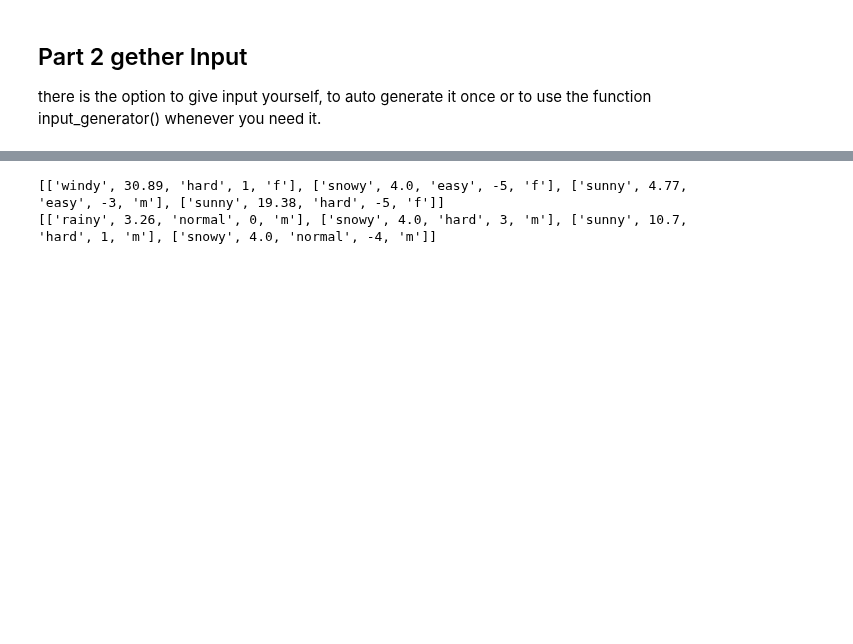
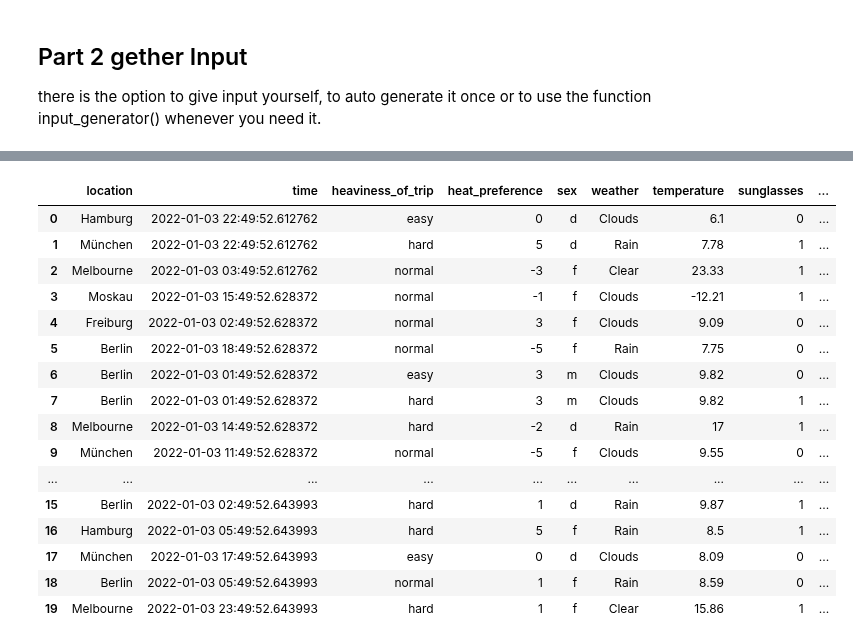
Before and after one commit to TechLabs-Berlin/wt21-commfy, a Jupyter notebook: Commfy_RBM.ipynb, the cells around one changed output, grey strips where cells are left out. Drawn from its saved outputs; the diff is of its cells as text; code cells hidden in the pictures; blank space fills up the shorter version.

```diff
--- a/Commfy_RBM.ipynb
+++ b/Commfy_RBM.ipynb
@@ -65,0 +127,9 @@ sex is:  m
+# %%
+#weather test
+#two dataframes (one with just 1 input, and one with 6 input Trips)
+test=weather(input_generator())
+len(test.index)
+test.to_json()
+print(test)
+test2=weather(generate_multi_input(20))
+test2.head()
@@ -71 +153,31 @@ output of this model will be the prediciton for one single trip
+# %%
+def add_dummy(df):
+    df['headwear']=1
+    df['sunglasses']=0
+    df['neck']=1
+    df['singlet']=0
+    df['shirt']=0
+    df['upper_body_second_layer']=1
+    df['upper_body_third_layer']=1
+    df['upper_body_outerlayer']=1
+    df['hands']=1
+    df['legs']=1
+    df['raintrousers']=0
+    df['socks']=1
+    df['shoes']=1
+    for i in range(len(df.index)):
+        df.at[i,'headwear']=randint(1,4)
+        df.at[i,'sunglasses']=randint(0,1)
+        df.at[i,'neck']=randint(1,3)
+        df.at[i,'singlet']=randint(0,1)
+        df.at[i,'shirt']=randint(0,1)
+        df.at[i,'upper_body_second_layer']=randint(1,3)
+        df.at[i,'upper_body_third_layer']=randint(1,3)
+        df.at[i,'upper_body_outerlayer']=randint(1,5)
+        df.at[i,'hands']=randint(1,3)
+        df.at[i,'legs']=randint(1,2)
+        df.at[i,'raintrousers']=randint(0,1)
+        df.at[i,'socks']=randint(1,2)
+        df.at[i,'shoes']=randint(1,3)
+    return df
 # %%
@@ -136,9 +354,22 @@ def generate_multilist(a):
 # %%
-#test data
-print(generate_multilist(4))
-data= [["rainy",3.26,"normal",0,"m"],["snowy",4.0,"hard",3,"m"],["sunny",10.7,"hard",1,"m"],["snowy",4.0,"normal",-4,"m"]]
-print(data)
+#for testing generated input
+add_dummy(test2)
 # %% [output]
-[['windy', 30.89, 'hard', 1, 'f'], ['snowy', 4.0, 'easy', -5, 'f'], ['sunny', 4.77, 'easy', -3, 'm'], ['sunny', 19.38, 'hard', -5, 'f']]
-[['rainy', 3.26, 'normal', 0, 'm'], ['snowy', 4.0, 'hard', 3, 'm'], ['sunny', 10.7, 'hard', 1, 'm'], ['snowy', 4.0, 'normal', -4, 'm']]
+|  | location | time | heaviness_of_trip | heat_preference | sex | weather | temperature | sunglasses | ... |
+| 0 | Hamburg | 2022-01-03 22:49:52.612762 | easy | 0 | d | Clouds | 6.1 | 0 | ... |
+| 1 | München | 2022-01-03 22:49:52.612762 | hard | 5 | d | Rain | 7.78 | 1 | ... |
+| 2 | Melbourne | 2022-01-03 03:49:52.612762 | normal | -3 | f | Clear | 23.33 | 1 | ... |
+| 3 | Moskau | 2022-01-03 15:49:52.628372 | normal | -1 | f | Clouds | -12.21 | 1 | ... |
+| 4 | Freiburg | 2022-01-03 02:49:52.628372 | normal | 3 | f | Clouds | 9.09 | 0 | ... |
+| 5 | Berlin | 2022-01-03 18:49:52.628372 | normal | -5 | f | Rain | 7.75 | 0 | ... |
+| 6 | Berlin | 2022-01-03 01:49:52.628372 | easy | 3 | m | Clouds | 9.82 | 0 | ... |
+| 7 | Berlin | 2022-01-03 01:49:52.628372 | hard | 3 | m | Clouds | 9.82 | 1 | ... |
+| 8 | Melbourne | 2022-01-03 14:49:52.628372 | hard | -2 | d | Rain | 17 | 1 | ... |
+| 9 | München | 2022-01-03 11:49:52.628372 | normal | -5 | f | Clouds | 9.55 | 0 | ... |
+| ... | ... | ... | ... | ... | ... | ... | ... | ... | ... |
+| 15 | Berlin | 2022-01-03 02:49:52.643993 | hard | 1 | d | Rain | 9.87 | 1 | ... |
+| 16 | Hamburg | 2022-01-03 05:49:52.643993 | hard | 5 | f | Rain | 8.5 | 1 | ... |
+| 17 | München | 2022-01-03 17:49:52.643993 | easy | 0 | d | Clouds | 8.09 | 0 | ... |
+| 18 | Berlin | 2022-01-03 05:49:52.643993 | normal | 1 | f | Rain | 8.59 | 0 | ... |
+| 19 | Melbourne | 2022-01-03 23:49:52.643993 | hard | 1 | f | Clear | 15.86 | 1 | ... |
 # %%
```
Also changed, not shown: parts of 32 cells of this notebook.
